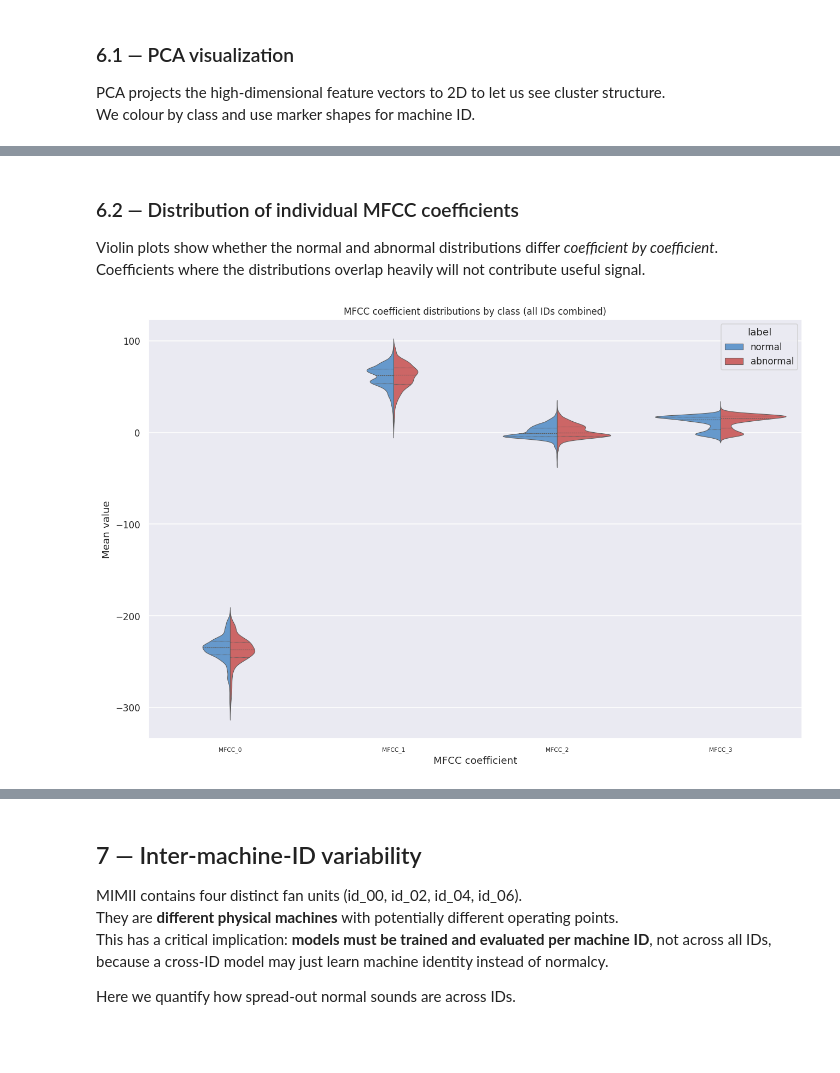
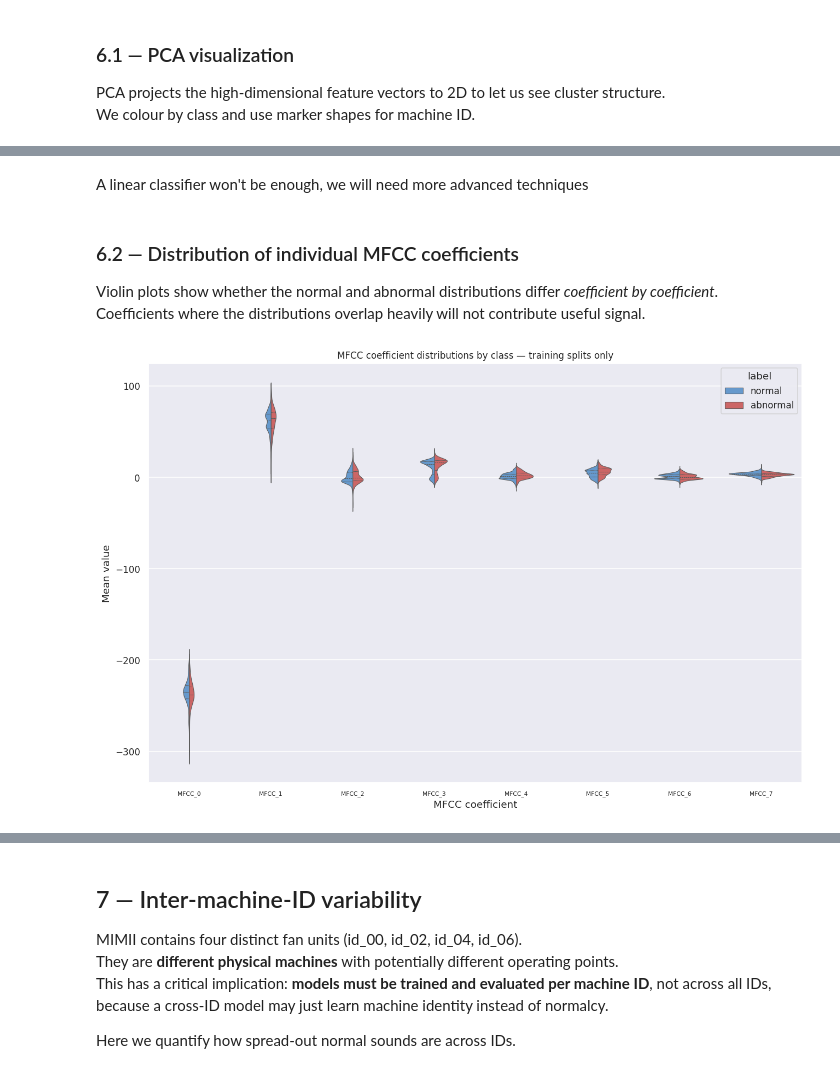
Before and after one commit to wikiwa1/ASD-with-SSL, a Jupyter notebook: EDA.ipynb, the cells around one changed output, grey strips where cells are left out. Cells and saved outputs as stored; diff of their text form; code cells hidden in the pictures; blank space fills up the shorter version.

````diff
--- a/EDA.ipynb
+++ b/EDA.ipynb
@@ -18,6 +18,9 @@ fan/
 ```
 
 Each file is a **10-second, 16 kHz, 8-channel** recording from a circular microphone array. The −6 dB split is the hardest: significant background noise is mixed in, simulating a realistic factory floor.
+# %%
+#Using Colab?
+COLAB = False
 # %%
 # ── imports ──────────────────────────────────────────────────────────────────
 import os
@@ -44,7 +47,12 @@ random.seed(SEED)
 np.random.seed(SEED)
 
 # ── paths ─────────────────────────────────────────────────────────────────────
-DATA_ROOT = Path('fan')   # adjust if data lives elsewhere
+if COLAB:
+    from google.colab import drive
+    drive.mount('/content/drive')
+    DATA_ROOT = Path('drive/MyDrive/ASD-with-SSL/data/fan')
+else:
+    DATA_ROOT = Path('fan')
 MACHINE_IDS = ['id_00', 'id_02', 'id_04', 'id_06']
 SR = 16_000               # native sample rate
 CHANNEL = 0               # which mic channel to use (0–7); channel 0 is conventional
@@ -333,3 +568,5 @@ plt.show()
+# %% [markdown]
+A linear classifier won't be enough, we will need more advanced techniques
 # %% [markdown]
 ### 6.2 — Distribution of individual MFCC coefficients
 
@@ -337,26 +574,29 @@ Violin plots show whether the normal and abnormal distributions differ *coeffici
 Coefficients where the distributions overlap heavily will not contribute useful signal.
 # %%
 # Use mean of MFCC coefficients (first half of feature vector)
-n_mfcc = 4
+n_mfcc = 8
+train_splits = ['normal_pretrain', 'normal_finetune', 'abnormal_finetune']
+train_mask = manifest['split'].isin(train_splits)
+
 df_mfcc = pd.DataFrame(
-    X[:, :n_mfcc],
+    X[train_mask, :n_mfcc],
     columns=[f'MFCC_{i}' for i in range(n_mfcc)]
 )
-df_mfcc['label'] = manifest['label'].values
+df_mfcc['label'] = manifest.loc[train_mask, 'label'].values
 
 df_long = df_mfcc.melt(id_vars='label', var_name='coefficient', value_name='mean')
 
 fig, ax = plt.subplots(figsize=(12, 8))
 sns.violinplot(
     data=df_long, x='coefficient', y='mean', hue='label',
     split=True, inner='quartile', palette={'normal': '#5599dd', 'abnormal': '#dd5555'},
     ax=ax, linewidth=0.7
 )
-ax.set_title('MFCC coefficient distributions by class (all IDs combined)')
+ax.set_title('MFCC coefficient distributions by class — training splits only')
 ax.set_xlabel('MFCC coefficient')
 ax.set_ylabel('Mean value')
 ax.tick_params(axis='x', labelsize=7)
 plt.tight_layout()
 plt.show()
 # %% [output]
-[figure, old version]
+[figure, new version]
````
Also changed, not shown: parts of 26 cells of this notebook.
